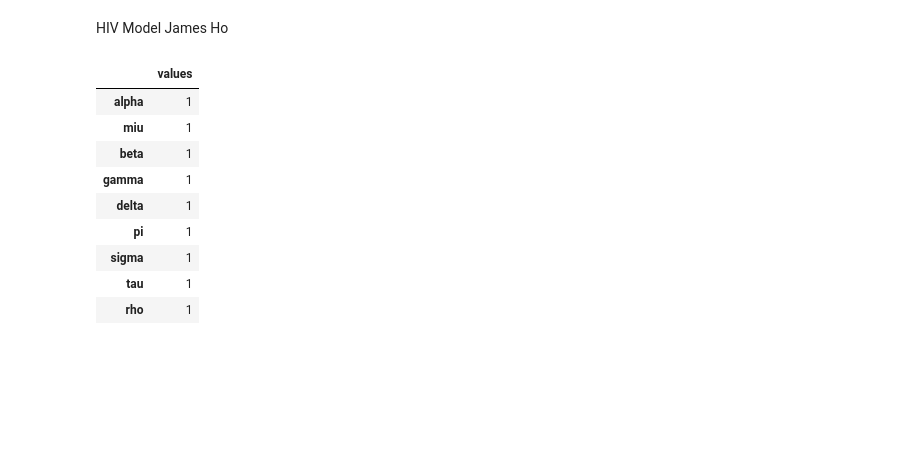
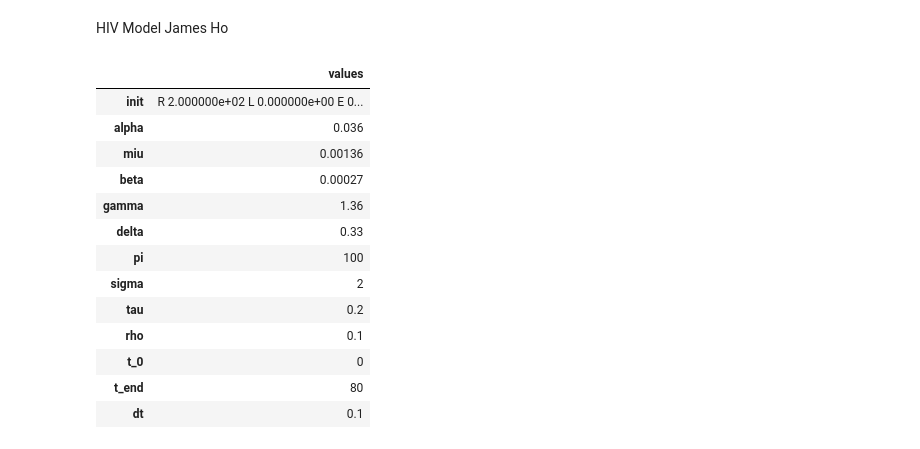
Before and after one commit to jamesHo22/ModSimPy, a Jupyter notebook: code/hiv_model.ipynb, the cells around one changed output. Cells and saved outputs as stored; diff of their text form; code cells hidden in the pictures; blank space fills up the shorter version.

```diff
--- a/code/hiv_model.ipynb
+++ b/code/hiv_model.ipynb
@@ -9,20 +9,35 @@ HIV Model James Ho
 
 # import functions from the modsim.py module
 from modsim import *
-# %%
-state = State(R=1, L=1, E=1, V=1)
-system = System(alpha=1, miu=1, beta=1, gamma=1, delta=1, pi=1, sigma=1, tau=1, rho=1)
-# %% [output]
-|  | values |
-| alpha | 1 |
-| miu | 1 |
-| beta | 1 |
-| gamma | 1 |
-| delta | 1 |
-| pi | 1 |
-| sigma | 1 |
-| tau | 1 |
-| rho | 1 |
+# %%
+system = System(init = State(R=200, L=0, E=0, V=4*10**-7),
+                alpha=3.6*10**-2,
+                miu=1.36*10**-3,
+                beta=0.00027,
+                gamma=1.36,
+                delta=0.33,
+                pi=100,
+                sigma=2,
+                tau=0.2,
+                rho=0.1,
+                t_0=0,
+                t_end=80,
+                dt = 0.1)
+# %% [output]
+|  | values |
+| init | R 2.000000e+02 L 0.000000e+00 E 0... |
+| alpha | 0.036 |
+| miu | 0.00136 |
+| beta | 0.00027 |
+| gamma | 1.36 |
+| delta | 0.33 |
+| pi | 100 |
+| sigma | 2 |
+| tau | 0.2 |
+| rho | 0.1 |
+| t_0 | 0 |
+| t_end | 80 |
+| dt | 0.1 |
 # %%
 def update_func(state, system, t):
     r, l, e, v = state
```
Also changed, not shown: parts of 8 cells of this notebook, 3 other files.
